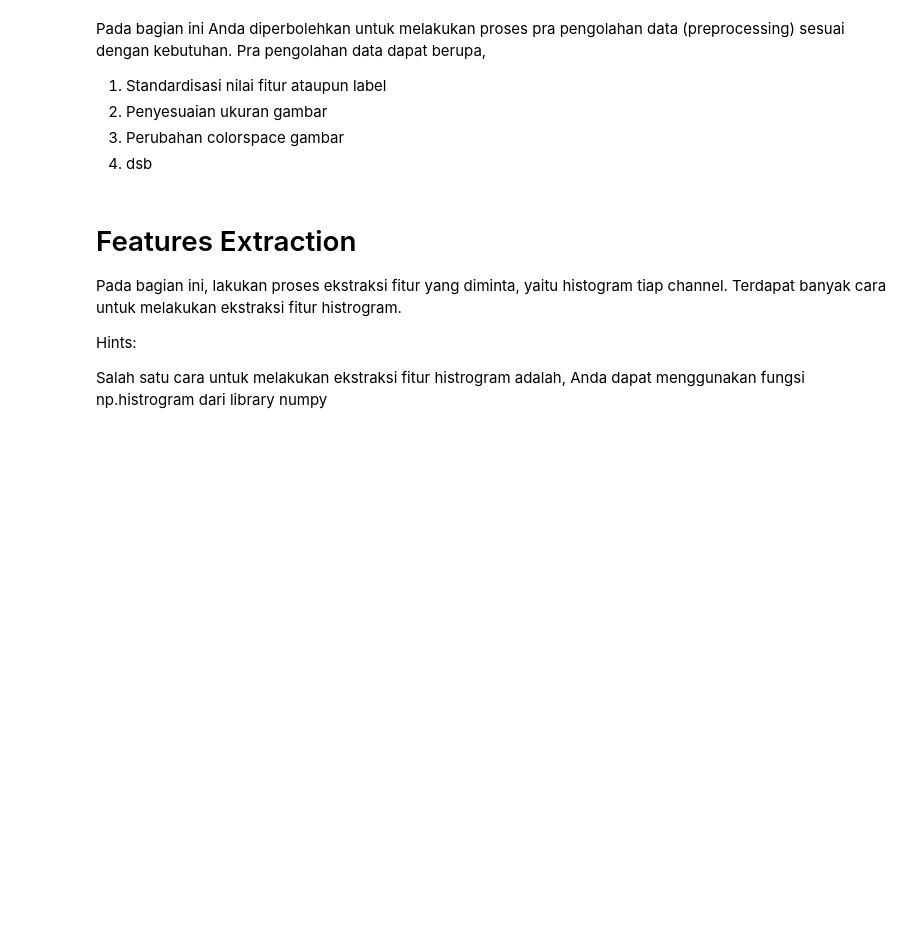
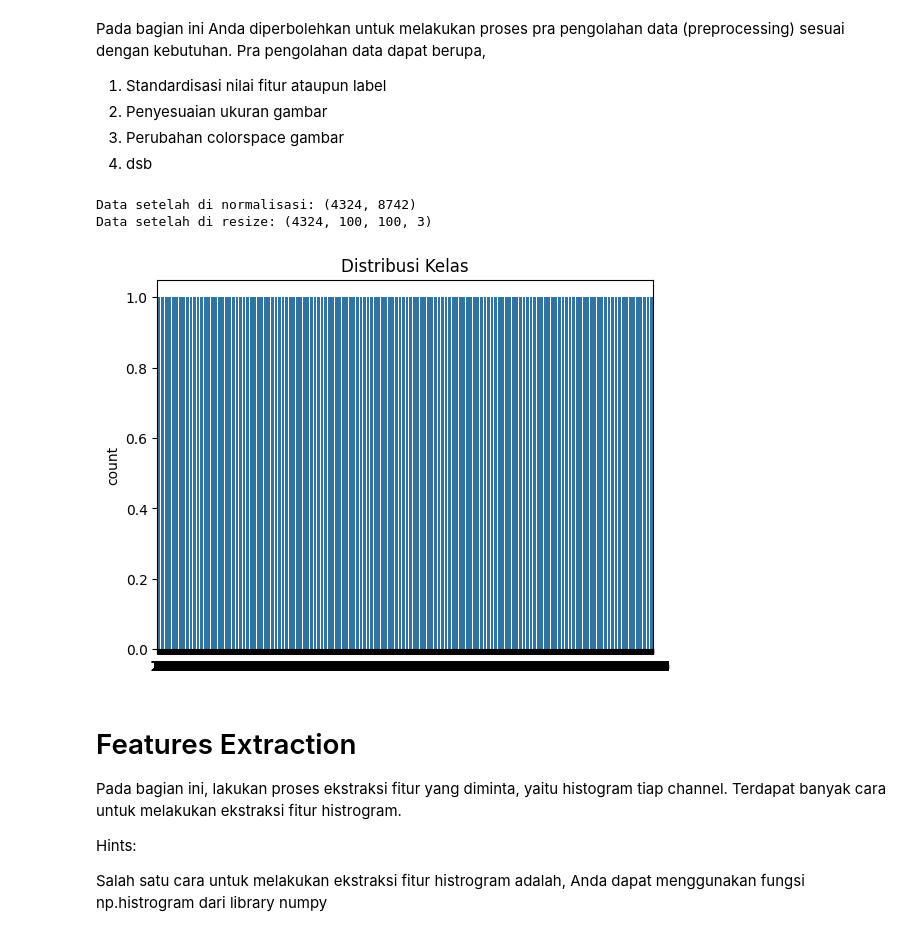
Before and after one commit to armand010/PembMesin_Ganjil_2024, a Jupyter notebook: kuis1ML.ipynb, the cells around one changed output. Cells and saved outputs as stored; diff of their text form; code cells hidden in the pictures; blank space fills up the shorter version.

```diff
--- a/kuis1ML.ipynb
+++ b/kuis1ML.ipynb
@@ -78,3 +98,15 @@ Pada bagian ini Anda diperbolehkan untuk melakukan proses pra pengolahan data (p
+# %%
+print(f'Data setelah di normalisasi: {faces_normalized.shape}')
+print(f'Data setelah di resize: {faces_resized.shape}')
+# %% [output]
+Data setelah di normalisasi: (4324, 8742)
+Data setelah di resize: (4324, 100, 100, 3)
+# %%
+sns.countplot(faces.target)
+plt.title('Distribusi Kelas')
+plt.show()
+# %% [output]
+[figure, added]
 # %% [markdown]
 # Features Extraction
 
```
Also changed, not shown: parts of 10 cells of this notebook.
